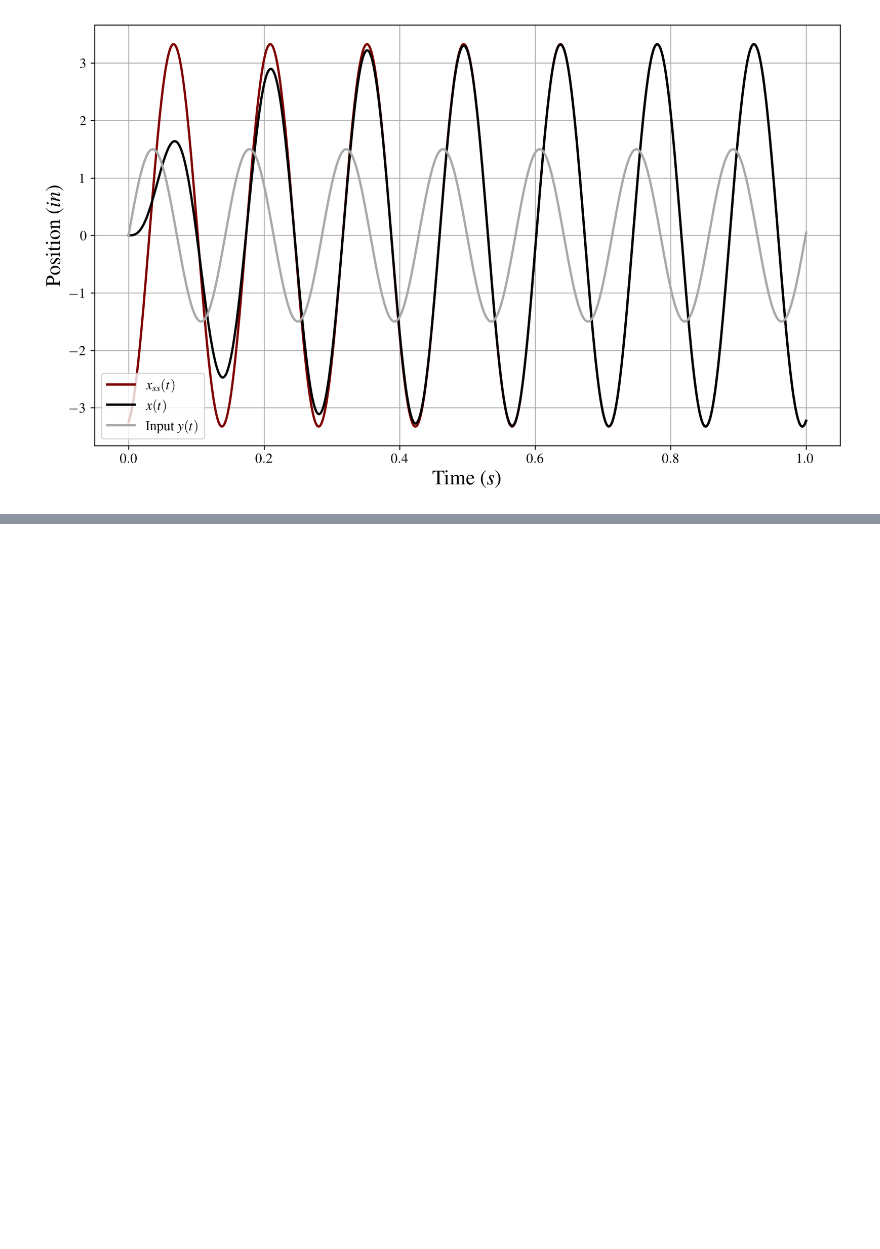
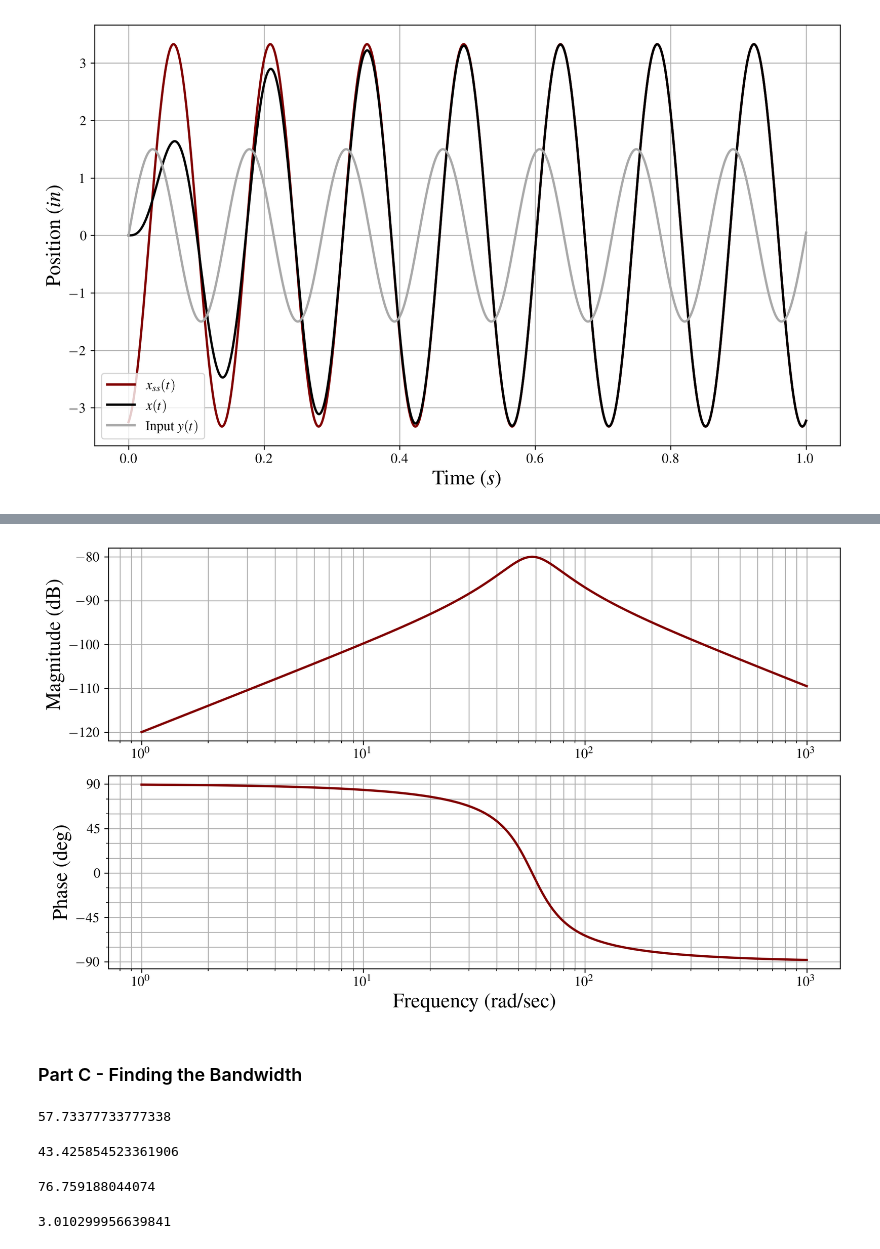
Before and after one commit to gabemorris12/System-Dynamics, a Jupyter notebook: Homework 5/System Dynamics Homework 5.ipynb, the cells around one changed output, grey strips where cells are left out. Cells and saved outputs as stored; diff of their text form; code cells hidden in the pictures; blank space fills up the shorter version.

```diff
--- a/Homework 5/System Dynamics Homework 5.ipynb
+++ b/Homework 5/System Dynamics Homework 5.ipynb
@@ -165,0 +197,12 @@ plt.show()
+# %%
+C, L, R, s, w = sp.symbols(r'C L R s \omega', positive=True, real=True)
+C_, L_, R_ = 1e-6, 300, 1e4
+
+sub_values = [
+    (L, 300),
+    (R, sp.S('1e4')),
+    (C, sp.S('1e-6'))
+]
+
+T_s = C*s/(L*C*s**2 + R*C*s + 1)
+T_s
@@ -165,0 +270,33 @@ plt.show()
+# %%
+T = ct.tf([C_, 0], [C_*L_, C_*R_, 1])
+_ = ct.bode(T, omega=omegas, dB=True, wrap_phase=True)
+# %% [output]
+[figure, added]
+# %% [markdown]
+### Part C - Finding the Bandwidth
+# %%
+M_peak = max(mags)
+wr = omegas[M_peak == mags][0]
+wr  # rad/s
+# %% [output]
+57.73377733777338
+# %%
+def find_band(w_):
+    M = mag_lamb(w_)[0]
+    return M - M_peak/np.sqrt(2)
+
+
+w1 = fsolve(find_band, np.array([wr - 1, ]))[0]
+w1  # rad/s
+# %% [output]
+43.425854523361906
+# %%
+w2 = fsolve(find_band, np.array([wr + 1, ]))[0]
+w2
+# %% [output]
+76.759188044074
+# %%
+# You can check to see that the distance from the m_peak to the end points is 3.01
+20*np.log10(M_peak) - 20*np.log10(mag_lamb(w1))
+# %% [output]
+3.010299956639841
```
Also changed, not shown: parts of 14 cells of this notebook, 2 other files.
